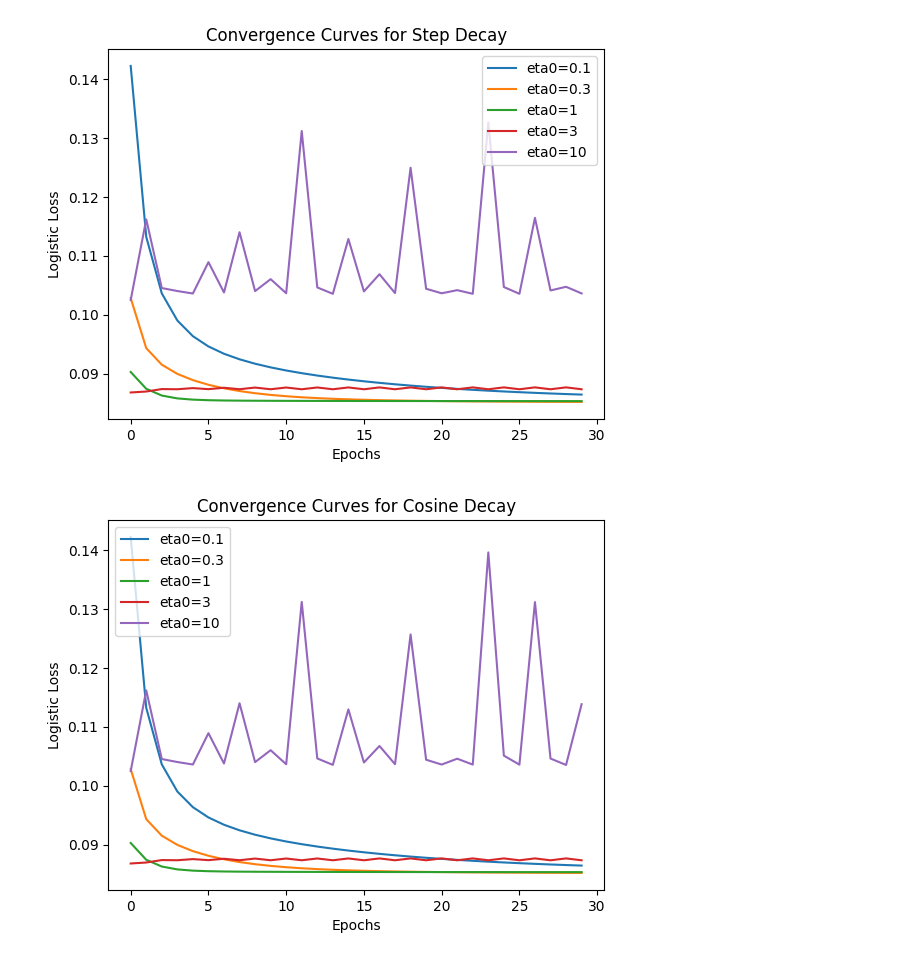
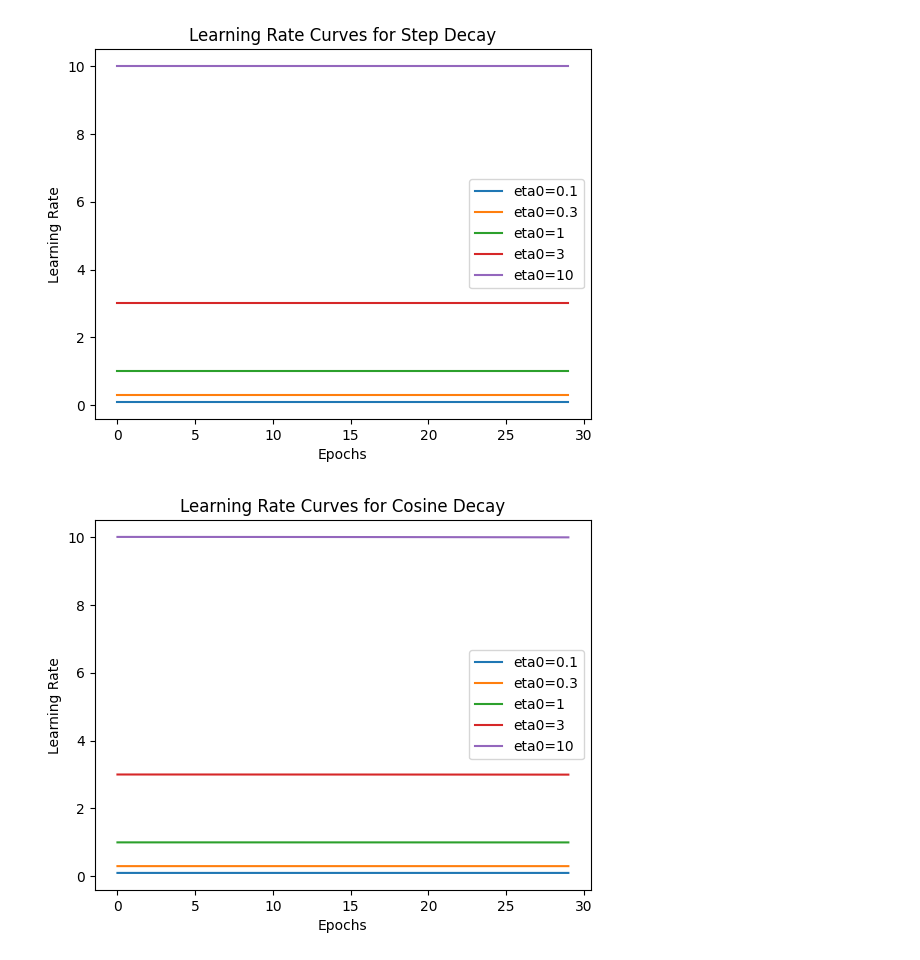
Before and after one commit to SonjoyKP/regularization-sgd-logistic-regression, a Jupyter notebook: Logistic_Regression.ipynb, the cells around one changed output. Saved outputs shown, nothing was run; the diff lists cells and outputs as text; code cells hidden in the pictures.

Commit message:
Plot Learning Rate Curves for each scheduler

```diff
--- a/Logistic_Regression.ipynb
+++ b/Logistic_Regression.ipynb
@@ -1,12 +1,13 @@
 # %%
 import numpy as np
 import matplotlib.pyplot as plt
-from sklearn.datasets import load_breast_cancer
 from sklearn.preprocessing import StandardScaler
 from sklearn.model_selection import train_test_split
 from sklearn.datasets import load_svmlight_file
 
+
 # Load and preprocess load_breast_cancer  dataset
+# from sklearn.datasets import load_breast_cancer
 # data = load_breast_cancer()
 # X, y = data.data, data.target
 # y = np.where(y == 0, -1, 1)  # Convert labels to {-1, 1}
@@ -28,60 +29,22 @@ def sgd(X, y, epochs, batch_size, lr_scheduler, eta0, **kwargs):
     n, d = X.shape
     w = np.zeros(d)  # Initialize weights
     losses = []
+    set_lr = []
 
     for epoch in range(epochs):
+        eta = lr_scheduler(epoch, eta0, **kwargs)
+        set_lr.append(eta)
         for i in range(0, n, batch_size):
             Xi = X[i:i + batch_size]
             yi = y[i:i + batch_size]
             grad = -np.dot(yi * np.exp(-yi * np.dot(Xi, w)) / (1 + np.exp(-yi * np.dot(Xi, w))), Xi)
-            eta = lr_scheduler(epoch, eta0, **kwargs)
             w -= eta * grad / batch_size
         losses.append(logistic_loss(w, X, y))
 
-    return w, losses
-
-# # Sigmoid function
-# def sigmoid(z):
-#     return 1 / (1 + np.exp(-z))
-
-# # Binary cross-entropy loss function (log-loss)
-# def logistic_loss(w, X, y):
-#     # Predicted probabilities (sigmoid of the linear combination)
-#     predictions = sigmoid(np.dot(X, w))
-
-#     # Binary cross-entropy loss
-#     return -np.mean(y * np.log(predictions) + (1 - y) * np.log(1 - predictions))
-
-# # SGD with different learning rate schedulers
-# def sgd(X, y, epochs, batch_size, lr_scheduler, eta0, **kwargs):
-#     n, d = X.shape
-#     w = np.zeros(d)  # Initialize weights
-#     losses = []
-
-#     for epoch in range(epochs):
-#         for i in range(0, n, batch_size):
-#             Xi = X[i:i + batch_size]   # Batch of input features
-#             yi = y[i:i + batch_size]   # Batch of labels
-
-#             # Compute predictions for the current batch
-#             predictions = sigmoid(np.dot(Xi, w))
-
-#             # Gradient of the loss with respect to weights
-#             grad = np.dot(Xi.T, (predictions - yi))  # Gradient computation
-
-#             # Update learning rate using the scheduler
-#             eta = lr_scheduler(epoch, eta0, **kwargs)
-
-#             # Update weights
-#             w -= eta * grad / batch_size
-
-#         # Compute the loss for the whole dataset at the end of each epoch
-#         losses.append(logistic_loss(w, X, y))
-
-#     return w, losses
+    return set_lr, losses
 
 # Hyperparameters
-epochs = 30
+num_of_epochs = 30
 batch_size = 16
 initial_lrs = [0.1, 0.3, 1, 3, 10]     # Initial learning rate (can be tuned)
 eta_min = 0.001  # Minimum learning rate
@@ -89,7 +52,7 @@ iterations_per_epoch = np.ceil(len(train_X) / batch_size)
 t0 = 15 * iterations_per_epoch  # Learning rate decays every 15 epochs
 alpha = 0.5      # Decay exponent
 gamma = 0.1
-T = epochs * iterations_per_epoch #total number of iterations
+T = num_of_epochs * iterations_per_epoch #total number of iterations
 
 # Step decay scheduler
 def step_decay(t, eta0, gamma=0.1, t0=t0):
@@ -114,36 +77,50 @@ def polynomial_decay(t, eta0, alpha=0.5):
 # Running SGD for different schedulers
 schedulers = {'Step Decay': step_decay, 'Cosine Decay': cosine_decay, 'Polynomial Decay': polynomial_decay}
 results = {}
+results_lrs = {}
 
 for name, scheduler in schedulers.items():
     for eta0 in initial_lrs:
-        _, losses = sgd(train_X, train_y, epochs, batch_size, scheduler, eta0)
+        set_lr_result, losses = sgd(train_X, train_y, num_of_epochs, batch_size, scheduler, eta0)
         results[(name, eta0)] = losses
+        results_lrs[(name, eta0)] = set_lr_result
+
+# Plot Learning Rate Curves for each scheduler
+for name, scheduler in schedulers.items():
+    plt.figure()
+    for eta0 in initial_lrs:
+        plt.plot(results_lrs[(name, eta0)], label=f'eta0={eta0}')
+        #print(name, eta0, results_lrs[(name, eta0)])
+    plt.title(f'Learning Rate Curves for {name}')
+    plt.xlabel('Epochs')
+    plt.ylabel('Learning Rate')
+    plt.legend()
+    plt.show()
 
 # Plot convergence curves for each scheduler and learning rate
 for name, scheduler in schedulers.items():
     plt.figure()
     for eta0 in initial_lrs:
         plt.plot(results[(name, eta0)], label=f'eta0={eta0}')
         #print(name, eta0, results[(name, eta0)][-1])
     plt.title(f'Convergence Curves for {name}')
     plt.xlabel('Epochs')
     plt.ylabel('Logistic Loss')
     plt.legend()
     plt.show()
 
 
 # Compare the best convergence curves for each scheduler
 plt.figure()
 linestyles = ['-', '--', '-.', ':']  # Different line styles
 for idx, name in enumerate(schedulers.keys()):
     best_eta0 = min(initial_lrs, key=lambda lr: results[(name, lr)][-1])
     plt.plot(results[(name, best_eta0)], label=f'{name}, eta0={best_eta0}', linestyle=linestyles[idx % len(linestyles)])  # Change line style
 plt.title('Best Convergence for Each Scheduler')
 plt.xlabel('Epochs')
 plt.ylabel('Logistic Loss')
 plt.legend()
 plt.show()
 # %% [output]
-[figure, old version]
+[figure, new version]
-[figure, old version]
+[figure, new version]
```
Also changed, not shown: parts of 1 cell of this notebook.
